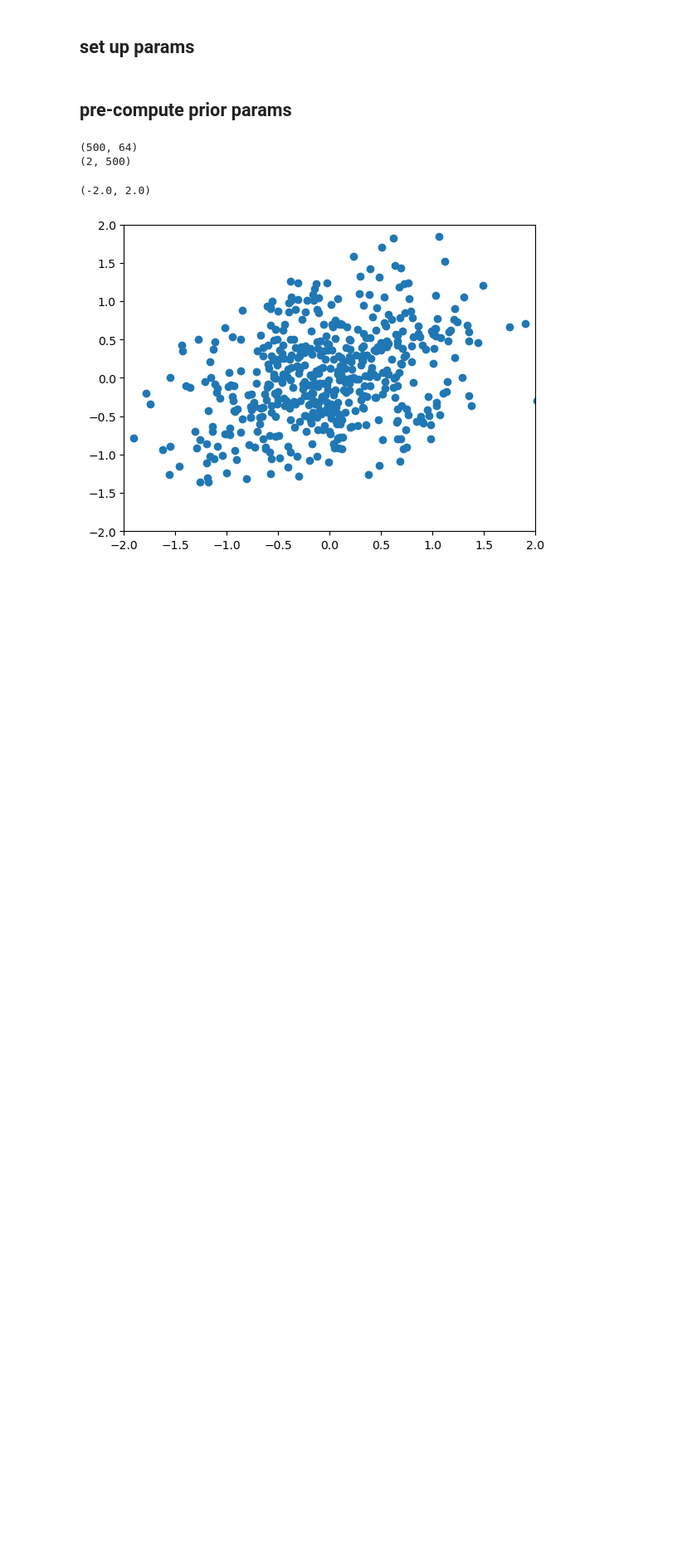
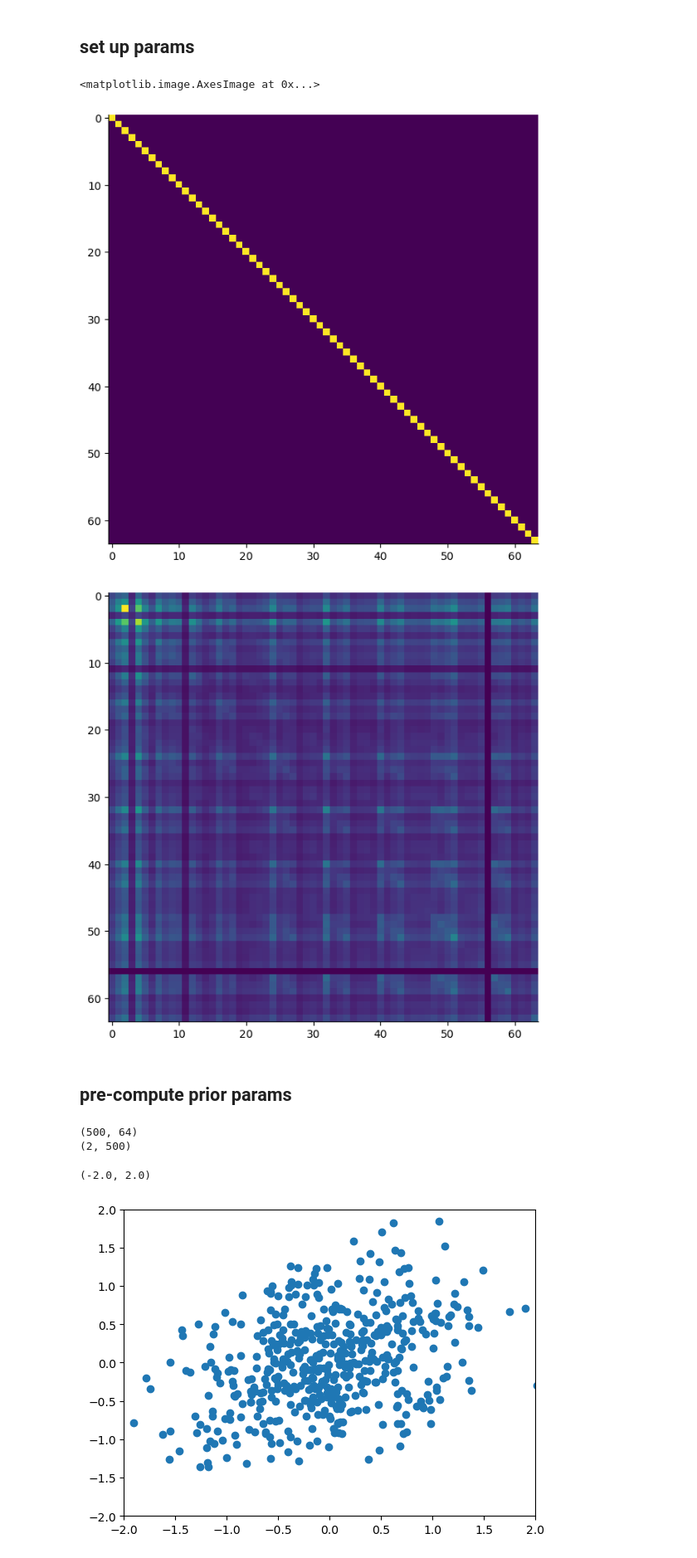
Before and after one commit to spewil/phd, a Jupyter notebook: analysis/notebooks/_modeling/rl_64D.ipynb, the cells around one changed output. Shown at 83% size. Cells and saved outputs as stored; diff of their text form; code cells hidden in the pictures; blank space fills up the shorter version.

```diff
--- a/analysis/notebooks/_modeling/rl_64D.ipynb
+++ b/analysis/notebooks/_modeling/rl_64D.ipynb
@@ -19,6 +19,20 @@ from matplotlib import pyplot as plt
 import matplotlib
 from pathlib import Path
 import pickle
+import matplotlib as mpl
+
+mpl.rcParams.update(mpl.rcParamsDefault)
+mpl.rcParams.update({'axes.labelsize': 16})
+mpl.rcParams.update({'figure.figsize': (16*0.8,9*0.8)})
+mpl.rcParams.update({'axes.facecolor': "white"})
+mpl.rcParams.update({'lines.marker': "+"})
+mpl.rcParams.update({'lines.linestyle': ""})
+mpl.rcParams.update({"axes.spines.left":   True})
+mpl.rcParams.update({"axes.spines.bottom": True})
+mpl.rcParams.update({"axes.spines.top":    False})
+mpl.rcParams.update({"axes.spines.right":  False})
+
+image_path = Path("/Users/spencer/phd/phd/images/modeling/")
 
 # plt.style.use('seaborn-v0_8-deep')
 # Global flag to set a specific platform, must be used at startup.
@@ -218,6 +232,20 @@ def generate_starting_policy_params(subject_idx, n_components=1, sigma=0.1, prio
             'scales': starting_scales
             # 'covs': jnp.log(starting_covs)
         }
+# %%
+sigma=0.1
+plt.imshow(np.ones(shape=(ACTION_DIM,ACTION_DIM))*sigma*0.001 + np.eye(ACTION_DIM)*sigma)
+
+subject_idx = 0
+plt.figure()
+stack = analysis.load_trial_stack(subject_idx)[:9].transpose(0,1,3,2).reshape(-1,64)[:,:ACTION_DIM]
+stack = analysis.remove_nan_rows(stack)
+C = np.cov(stack.T)
+plt.imshow(C)
+# %% [output]
+<matplotlib.image.AxesImage at 0x...>
+[figure, added]
+[figure, added]
 # %% [markdown]
 ## pre-compute prior params
 # %%
```
Also changed, not shown: parts of 16 cells of this notebook, 26 other files.
